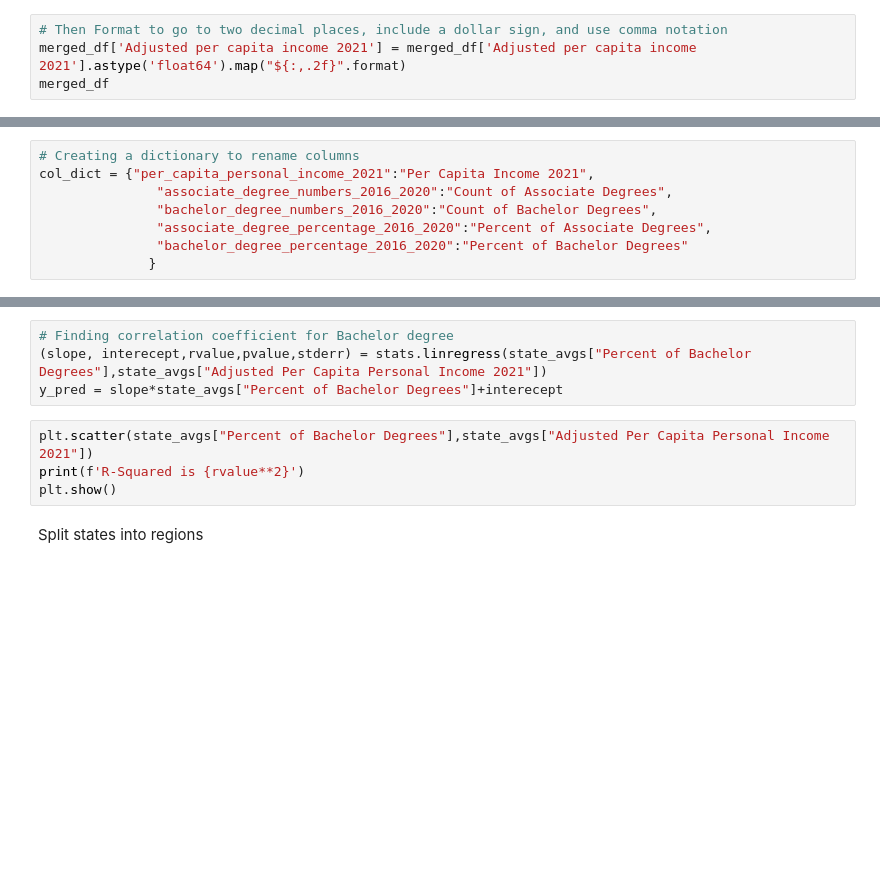
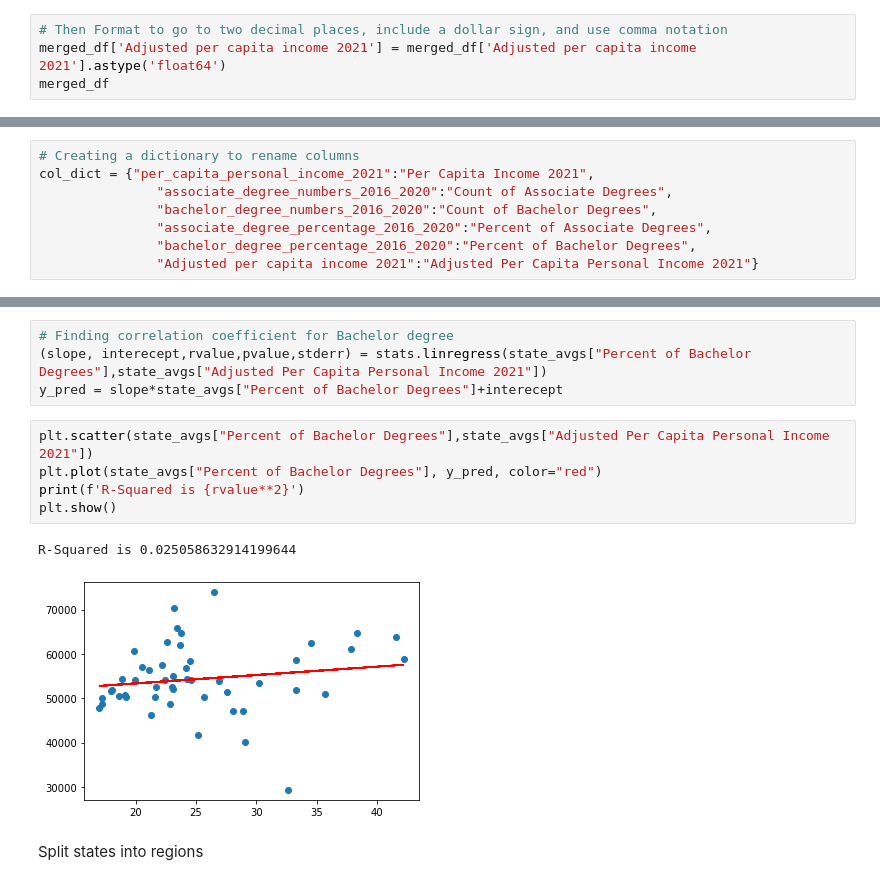
Before and after one commit to Amyebaker/Project1, a Jupyter notebook: Project test-updated.ipynb, the cells around one changed output, grey strips where cells are left out. Cells and saved outputs as stored; diff of their text form; blank space fills up the shorter version.

```diff
--- a/Project test-updated.ipynb
+++ b/Project test-updated.ipynb
@@ -103,4 +152,4 @@ merged_df
 # %%
 # Then Format to go to two decimal places, include a dollar sign, and use comma notation
-merged_df['Adjusted per capita income 2021'] = merged_df['Adjusted per capita income 2021'].astype('float64').map("${:,.2f}".format)
+merged_df['Adjusted per capita income 2021'] = merged_df['Adjusted per capita income 2021'].astype('float64')
 merged_df
@@ -120,7 +204,7 @@ col_dict = {"per_capita_personal_income_2021":"Per Capita Income 2021",
                "associate_degree_numbers_2016_2020":"Count of Associate Degrees",
                "bachelor_degree_numbers_2016_2020":"Count of Bachelor Degrees",
                "associate_degree_percentage_2016_2020":"Percent of Associate Degrees",
-               "bachelor_degree_percentage_2016_2020":"Percent of Bachelor Degrees"
-              }
+               "bachelor_degree_percentage_2016_2020":"Percent of Bachelor Degrees",
+               "Adjusted per capita income 2021":"Adjusted Per Capita Personal Income 2021"}
 # %%
 final_df.rename(columns = col_dict, inplace=True)
@@ -143,8 +256,12 @@ plt.show()
 y_pred = slope*state_avgs["Percent of Bachelor Degrees"]+interecept
 # %%
 plt.scatter(state_avgs["Percent of Bachelor Degrees"],state_avgs["Adjusted Per Capita Personal Income 2021"])
+plt.plot(state_avgs["Percent of Bachelor Degrees"], y_pred, color="red")
 print(f'R-Squared is {rvalue**2}')
 plt.show()
+# %% [output]
+R-Squared is 0.025058632914199644
+[figure, added]
 # %% [markdown]
 Split states into regions
 # %%
```
Also changed, not shown: parts of 20 cells of this notebook.
